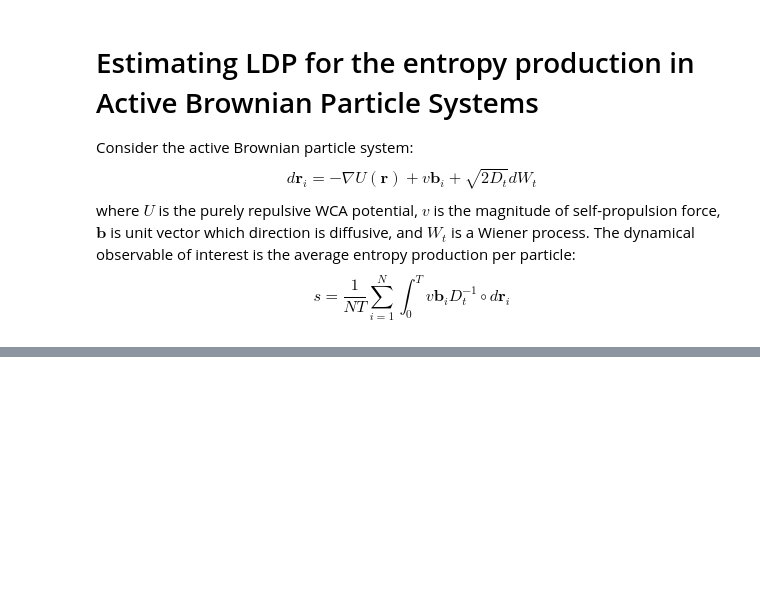
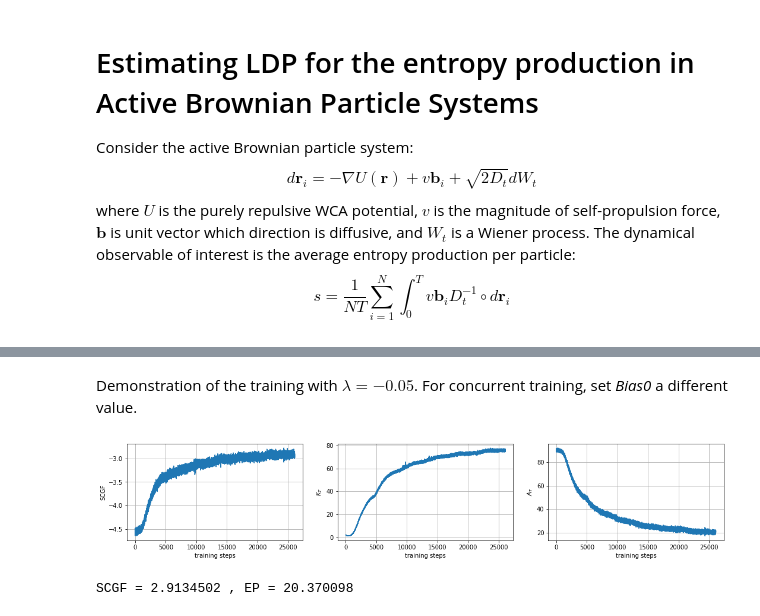
Before and after one commit to quark-strange/machine_learning_LDP, a Jupyter notebook: Active_Brownian_Particles.ipynb, the cells around one changed output, grey strips where cells are left out. Saved outputs shown, nothing was run; the diff lists cells and outputs as text; code cells hidden in the pictures; blank space fills up the shorter version.

```diff
--- a/Active_Brownian_Particles.ipynb
+++ b/Active_Brownian_Particles.ipynb
@@ -185,3 +187,5 @@ K_T = []
+# %% [markdown]
+Demonstration of the training with $\lambda=-0.05$. For concurrent training, set _Bias0_ a different value.
 # %%
 dt = 1e-4
 T = 1000 * dt
@@ -189,7 +193,7 @@ T = 1000 * dt
 batch_size0, batch_size1 = 50, 50
 batch_size = batch_size0 + batch_size1
 LR = 1e-2
-Bias0 = -0.04
+Bias0 = -0.05
 Bias1 = -0.05
 biasing_field = torch.cat([Bias0 * torch.ones([batch_size0, 1]).to(dev),
                            Bias1 * torch.ones([batch_size1, 1]).to(dev)])
@@ -279,23 +293,26 @@ while step < 10000:
 # %%
 plt.figure(figsize=(18,3))
 plt.subplot(1,3,1)
 plt.plot(np.array(Psi)[10:,:batch_size0].mean(1))
 plt.grid()
 # plt.ylim([0,5])
-plt.ylabel('Loss')
+plt.ylabel('SCGF')
 plt.xlabel('training steps')
 plt.subplot(1,3,2)
 plt.plot(np.array(K_T)[0:,:batch_size0].mean(1))
 plt.grid()
 plt.ylabel(r'$K_T$')
 plt.xlabel('training steps')
 plt.subplot(1,3,3)
 plt.plot(np.array(A_T)[0:,:batch_size0].mean(1))
 plt.grid()
 plt.ylabel(r'$A_T$')
 plt.xlabel('training steps')
 plt.show()
 
 print('SCGF =', -np.array(Psi)[-500:,:batch_size0].mean(),', EP =', np.mean(np.array(A_T)[-500:,:batch_size0]))
+# %% [output]
+[figure, added]
+SCGF = 2.9134502 , EP = 20.370098
 # %%
 def plot_vec(x, t):
```
Also changed, not shown: parts of 5 cells of this notebook.
